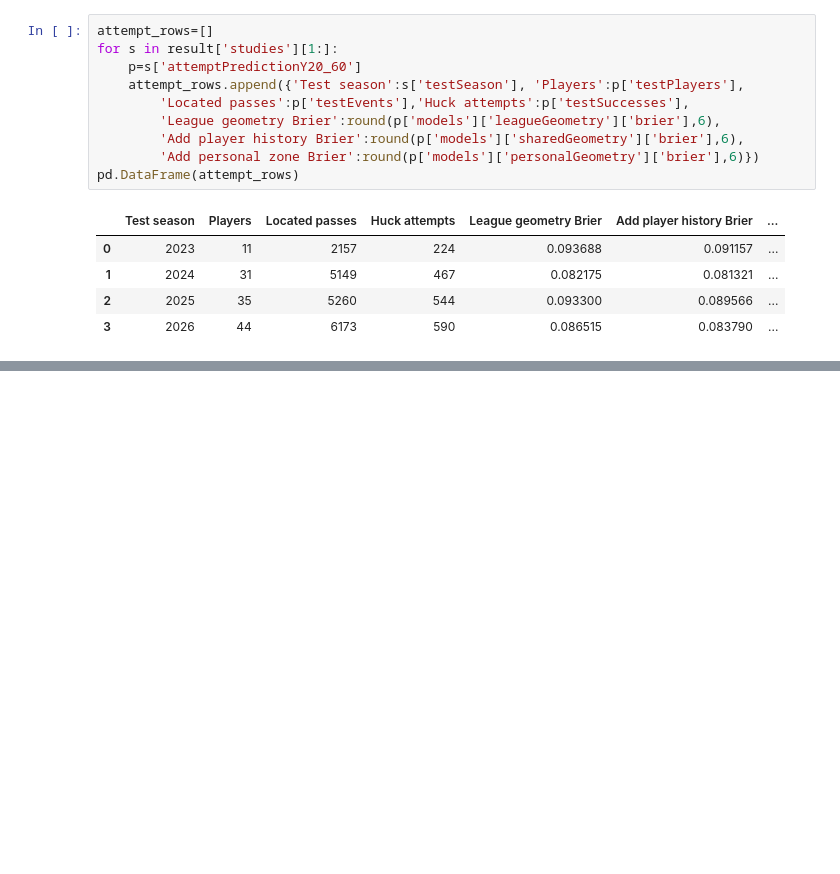
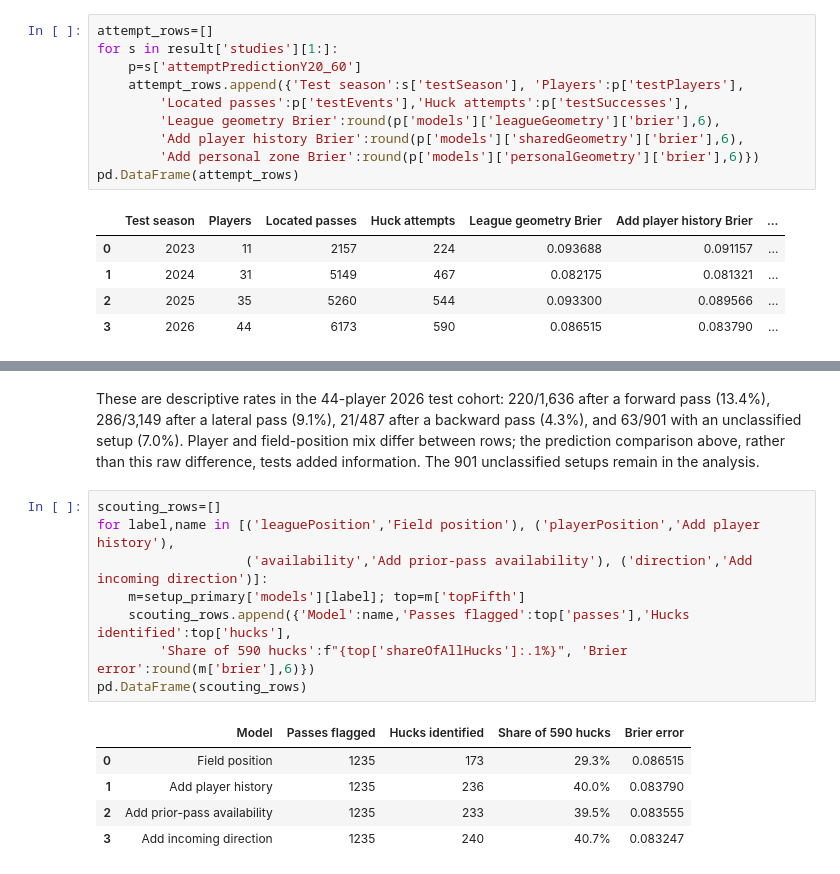
Before and after one commit to Tttaussig33/UFA_player_archetyping, a Jupyter notebook: analysis/multiseason_release_validation.ipynb, the cells around one changed output, grey strips where cells are left out. Drawn from its saved outputs; the diff is of its cells as text; blank space fills up the shorter version.

```diff
--- a/analysis/multiseason_release_validation.ipynb
+++ b/analysis/multiseason_release_validation.ipynb
@@ -228,0 +287,16 @@ All computations, exclusions, model specifications, sensitivity checks and per-p
+# %% [markdown]
+These are descriptive rates in the 44-player 2026 test cohort: 220/1,636 after a forward pass (13.4%), 286/3,149 after a lateral pass (9.1%), 21/487 after a backward pass (4.3%), and 63/901 with an unclassified setup (7.0%). Player and field-position mix differ between rows; the prediction comparison above, rather than this raw difference, tests added information. The 901 unclassified setups remain in the analysis.
+# %%
+scouting_rows=[]
+for label,name in [('leaguePosition','Field position'), ('playerPosition','Add player history'),
+                   ('availability','Add prior-pass availability'), ('direction','Add incoming direction')]:
+    m=setup_primary['models'][label]; top=m['topFifth']
+    scouting_rows.append({'Model':name,'Passes flagged':top['passes'],'Hucks identified':top['hucks'],
+        'Share of 590 hucks':f"{top['shareOfAllHucks']:.1%}", 'Brier error':round(m['brier'],6)})
+pd.DataFrame(scouting_rows)
+# %% [output]
+|  | Model | Passes flagged | Hucks identified | Share of 590 hucks | Brier error |
+| 0 | Field position | 1235 | 173 | 29.3% | 0.086515 |
+| 1 | Add player history | 1235 | 236 | 40.0% | 0.083790 |
+| 2 | Add prior-pass availability | 1235 | 233 | 39.5% | 0.083555 |
+| 3 | Add incoming direction | 1235 | 240 | 40.7% | 0.083247 |
```
Also changed, not shown: parts of 14 cells of this notebook, 6 other files.
